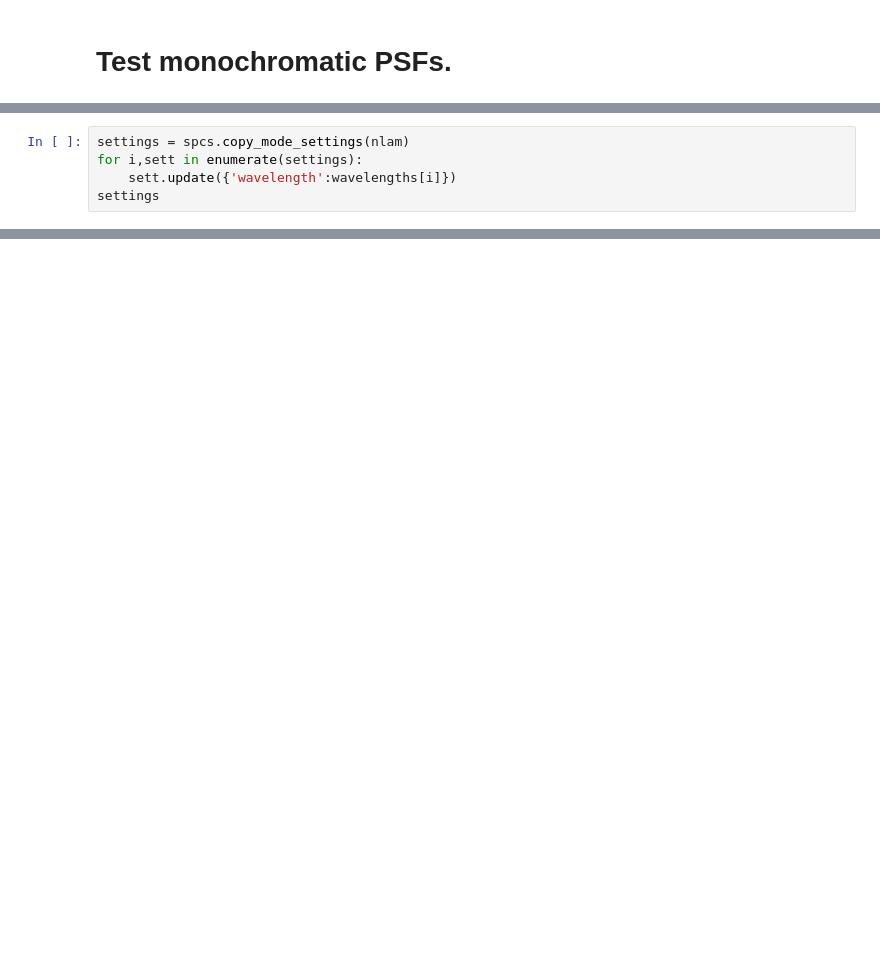
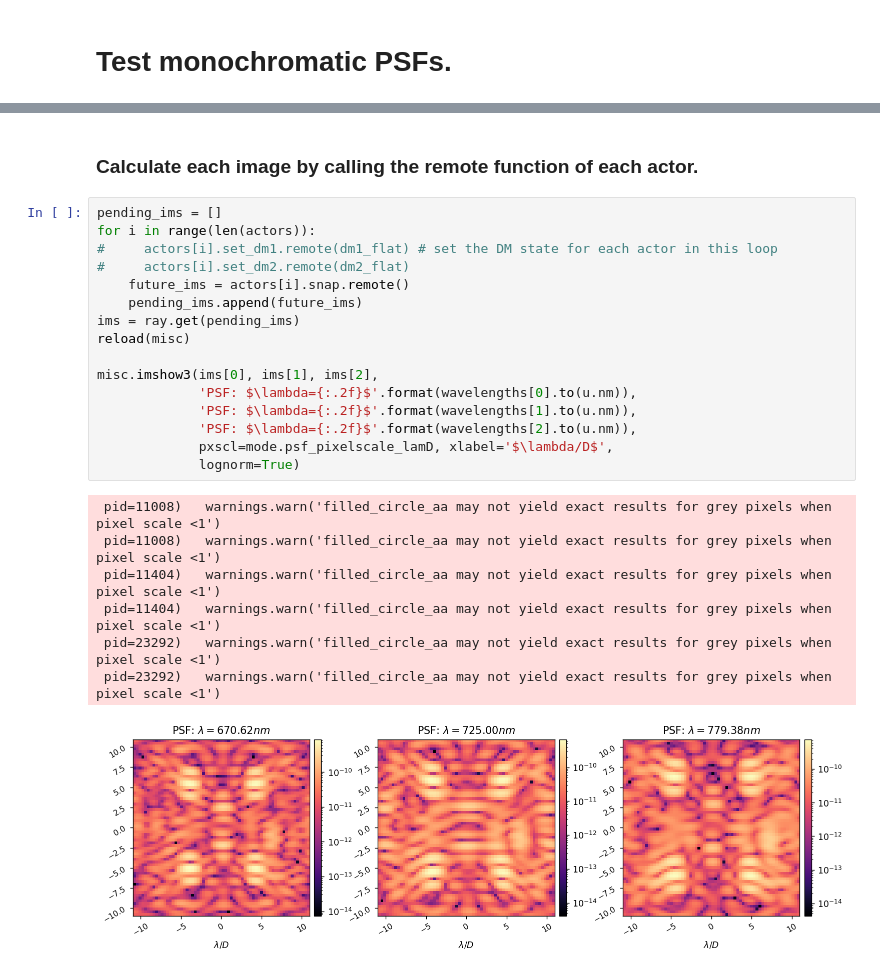
Before and after one commit to kian1377/cgi_phasec_poppy, a Jupyter notebook: example-notebooks/poppy_spc_spec_tests.ipynb, the cells around one changed output, grey strips where cells are left out. Cells and saved outputs as stored; diff of their text form; blank space fills up the shorter version.

```diff
--- a/example-notebooks/poppy_spc_spec_tests.ipynb
+++ b/example-notebooks/poppy_spc_spec_tests.ipynb
@@ -103,5 +95,0 @@ wf = spcs_opds.calc_psf(quiet=True)
-# %%
-settings = spcs.copy_mode_settings(nlam)
-for i,sett in enumerate(settings):
-    sett.update({'wavelength':wavelengths[i]})
-settings
@@ -145 +115,27 @@ All PSFs calculated in 0.907s
+# %% [markdown]
+### Calculate each image by calling the remote function of each actor.
+# %%
+pending_ims = []
+for i in range(len(actors)):
+#     actors[i].set_dm1.remote(dm1_flat) # set the DM state for each actor in this loop
+#     actors[i].set_dm2.remote(dm2_flat)
+    future_ims = actors[i].snap.remote()
+    pending_ims.append(future_ims)
+ims = ray.get(pending_ims)
+reload(misc)
+
+misc.imshow3(ims[0], ims[1], ims[2],
+             'PSF: $\lambda={:.2f}$'.format(wavelengths[0].to(u.nm)),
+             'PSF: $\lambda={:.2f}$'.format(wavelengths[1].to(u.nm)),
+             'PSF: $\lambda={:.2f}$'.format(wavelengths[2].to(u.nm)),
+             pxscl=mode.psf_pixelscale_lamD, xlabel='$\lambda/D$',
+             lognorm=True)
+# %% [output]
+ pid=11008)   warnings.warn('filled_circle_aa may not yield exact results for grey pixels when pixel scale <1')
+ pid=11008)   warnings.warn('filled_circle_aa may not yield exact results for grey pixels when pixel scale <1')
+ pid=11404)   warnings.warn('filled_circle_aa may not yield exact results for grey pixels when pixel scale <1')
+ pid=11404)   warnings.warn('filled_circle_aa may not yield exact results for grey pixels when pixel scale <1')
+ pid=23292)   warnings.warn('filled_circle_aa may not yield exact results for grey pixels when pixel scale <1')
+ pid=23292)   warnings.warn('filled_circle_aa may not yield exact results for grey pixels when pixel scale <1')
+[figure, added]
 # %%
```
Also changed, not shown: parts of 15 cells of this notebook, 1 other file.
